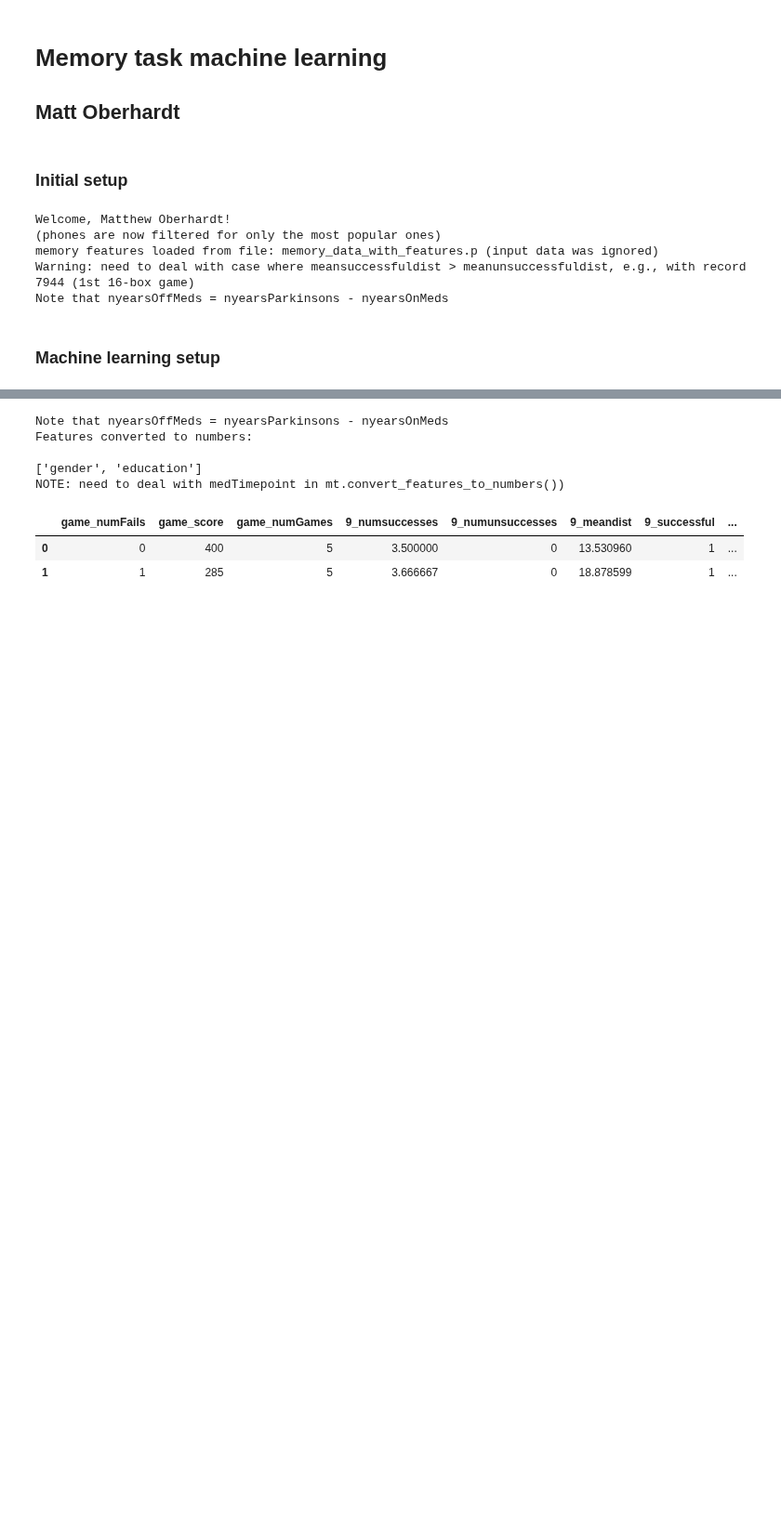
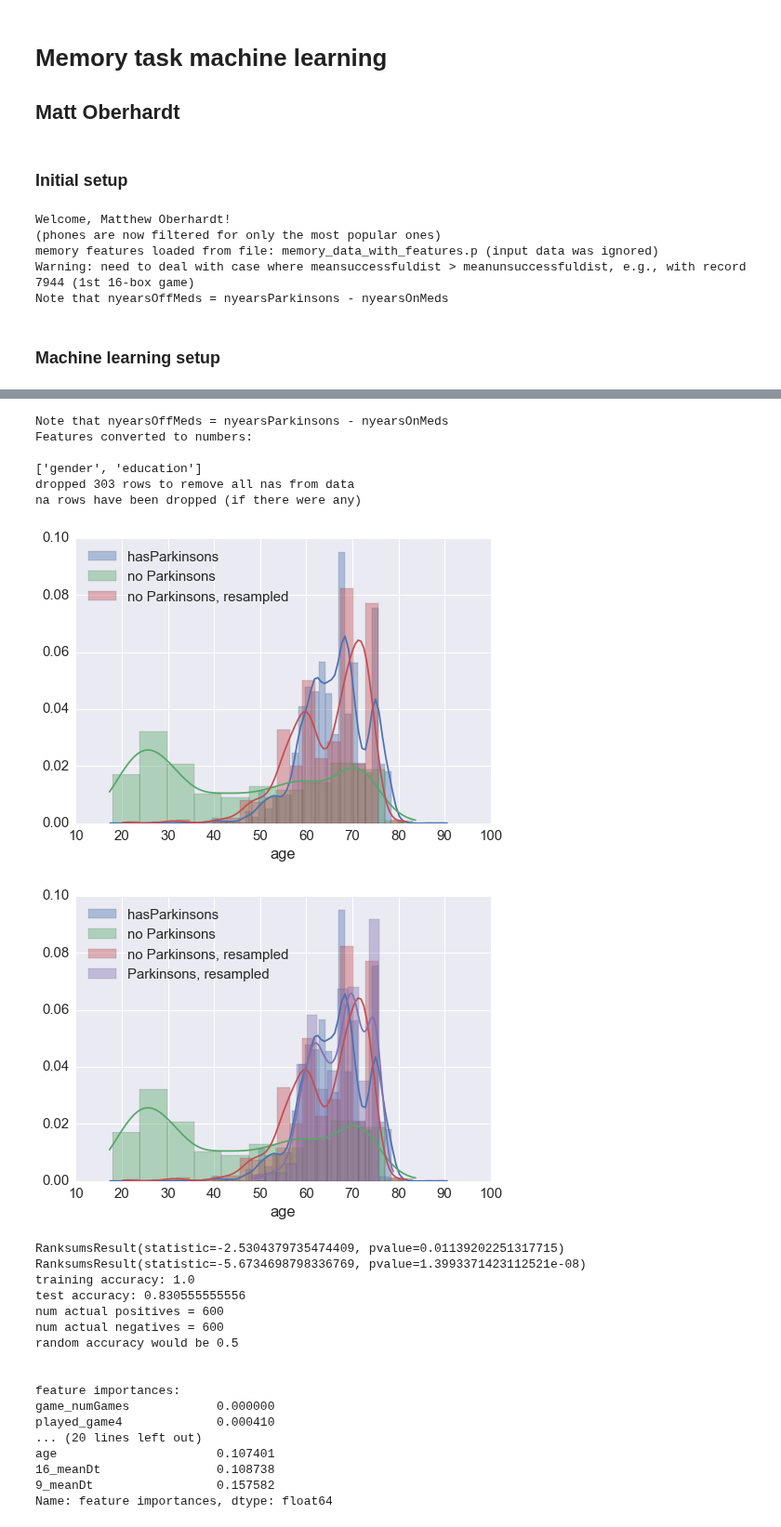
Before and after one commit to mattoby/mpower_memory, a Jupyter notebook: Memory_data_ML.ipynb, the cells around one changed output, grey strips where cells are left out. Shown at 93% size. Drawn from its saved outputs; the diff is of its cells as text; code cells hidden in the pictures; blank space fills up the shorter version.

```diff
--- a/Memory_data_ML.ipynb
+++ b/Memory_data_ML.ipynb
@@ -82,21 +126,33 @@ from sklearn.metrics import confusion_matrix
 # %%
-# load feature categories
+# Run ML with
+
 fcats = mt.define_feature_categories()
-
-# define features
-features = fcats['game'] + fcats['demographic'] + fcats['output']
-features.remove('medTimepoint')
-features_df = data[features]
-features_df = mt.convert_features_to_numbers(features_df)
-print 'NOTE: need to deal with medTimepoint in mt.convert_features_to_numbers())'
-
-features_df.head(2)
+features = fcats['game'] + fcats['demographic'] + ['hasParkinsons'] #+ fcats['output']
+#features.remove('medTimepoint')
+outs = mt.build_ML_model_age_corrected_and_samplebalanced(data, features, toPlot=True)
 # %% [output]
 Note that nyearsOffMeds = nyearsParkinsons - nyearsOnMeds
 Features converted to numbers:
 
 ['gender', 'education']
-NOTE: need to deal with medTimepoint in mt.convert_features_to_numbers())
+dropped 303 rows to remove all nas from data
+na rows have been dropped (if there were any)
-|  | game_numFails | game_score | game_numGames | 9_numsuccesses | 9_numunsuccesses | 9_meandist | 9_successful | ... |
-| 0 | 0 | 400 | 5 | 3.500000 | 0 | 13.530960 | 1 | ... |
-| 1 | 1 | 285 | 5 | 3.666667 | 0 | 18.878599 | 1 | ... |
+[figure, added]
+[figure, added]
+RanksumsResult(statistic=-2.5304379735474409, pvalue=0.01139202251317715)
+RanksumsResult(statistic=-5.6734698798336769, pvalue=1.3993371423112521e-08)
+training accuracy: 1.0
+test accuracy: 0.830555555556
+num actual positives = 600
+num actual negatives = 600
+random accuracy would be 0.5
+
+
+feature importances:
+game_numGames            0.000000
+played_game4             0.000410
+... (20 lines left out)
+age                      0.107401
+16_meanDt                0.108738
+9_meanDt                 0.157582
+Name: feature importances, dtype: float64
```
Also changed, not shown: parts of 14 cells of this notebook, 2 other files.
